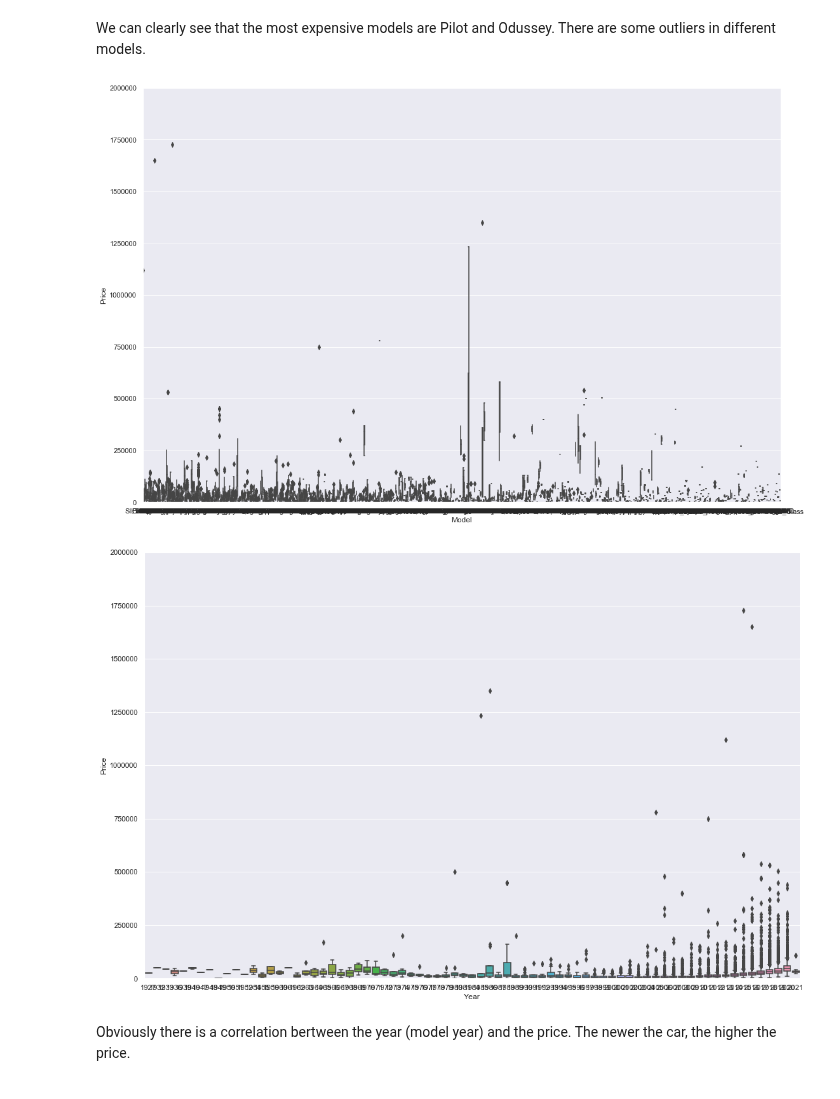
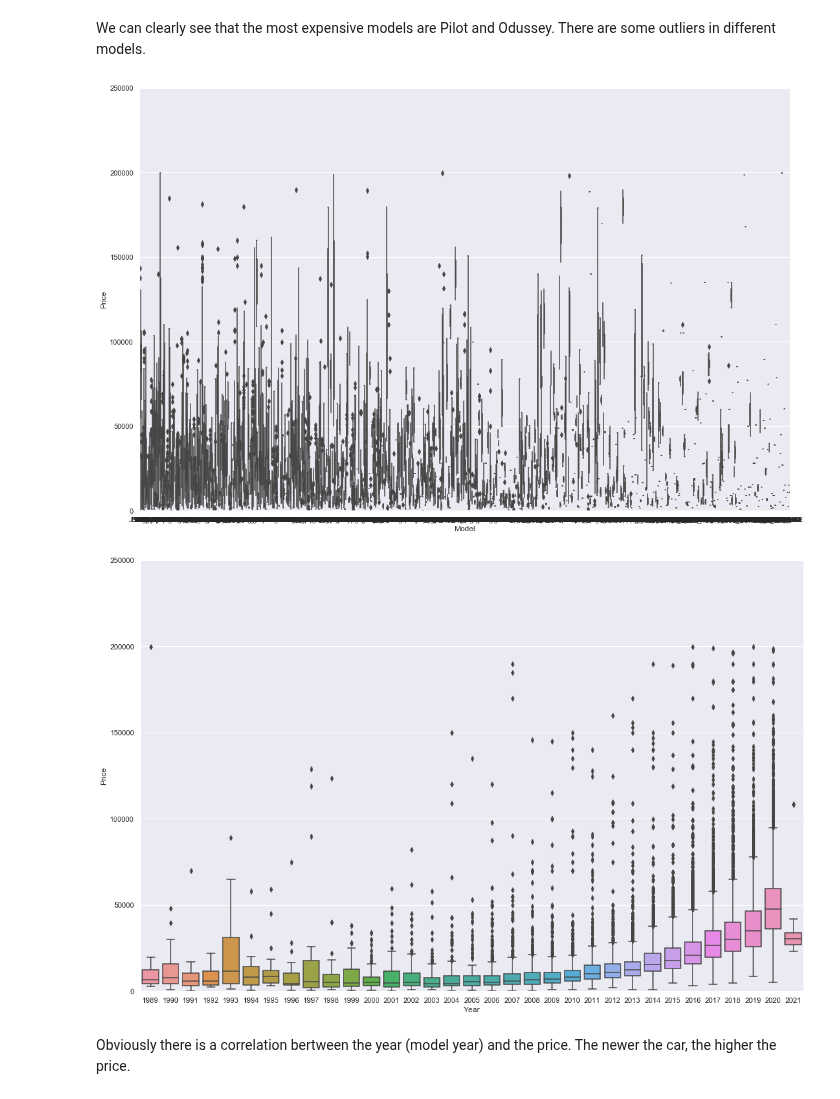
Before and after one commit to kavehamini/Used-Car-Price-Predictor, a Jupyter notebook: Analysis, Cleaning and Visualization of Used Honda Dataset obtained by Scraping Kijiji.ipynb, the cells around one changed output. Saved outputs shown, nothing was run; the diff lists cells and outputs as text; code cells hidden in the pictures.

```diff
--- a/Analysis, Cleaning and Visualization of Used Honda Dataset obtained by Scraping Kijiji.ipynb
+++ b/Analysis, Cleaning and Visualization of Used Honda Dataset obtained by Scraping Kijiji.ipynb
@@ -362,19 +363,19 @@ We can clearly see that the most expensive models are Pilot and Odussey. There a
 # %%
 # Box plot Model/Price
 data = pd.concat([df['Price'], df['Model']], axis=1)
 f, ax = plt.subplots(figsize=(18, 12))
 fig = sns.boxplot(x='Model', y="Price", data=data)
-fig.axis(ymin=0, ymax=2000000);
+fig.axis(ymin=0, ymax=250000);
 # %% [output]
-[figure, old version]
+[figure, new version]
 # %%
 # Box plot Year/Price
 data = pd.concat([df['Price'], df['Year']], axis=1)
 f, ax = plt.subplots(figsize=(18, 12))
 fig = sns.boxplot(x='Year', y="Price", data=data)
-fig.axis(ymin=0, ymax=2000000);
+fig.axis(ymin=0, ymax=250000);
 # %% [output]
-[figure, old version]
+[figure, new version]
 # %% [markdown]
 Obviously there is a correlation bertween the year (model year) and the price. The newer the car, the higher the price.
 # %% [markdown]
```
Also changed, not shown: parts of 21 cells of this notebook, 1 other file.
